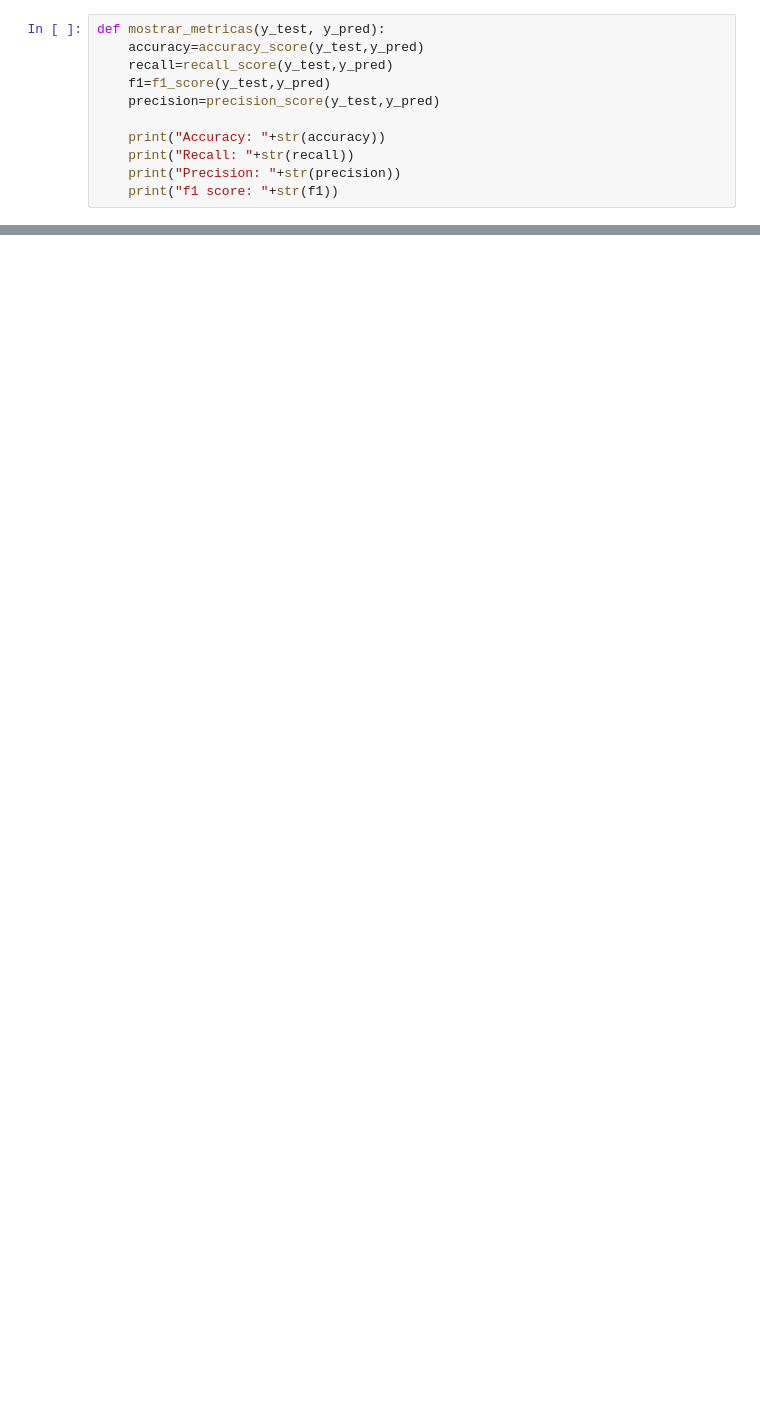
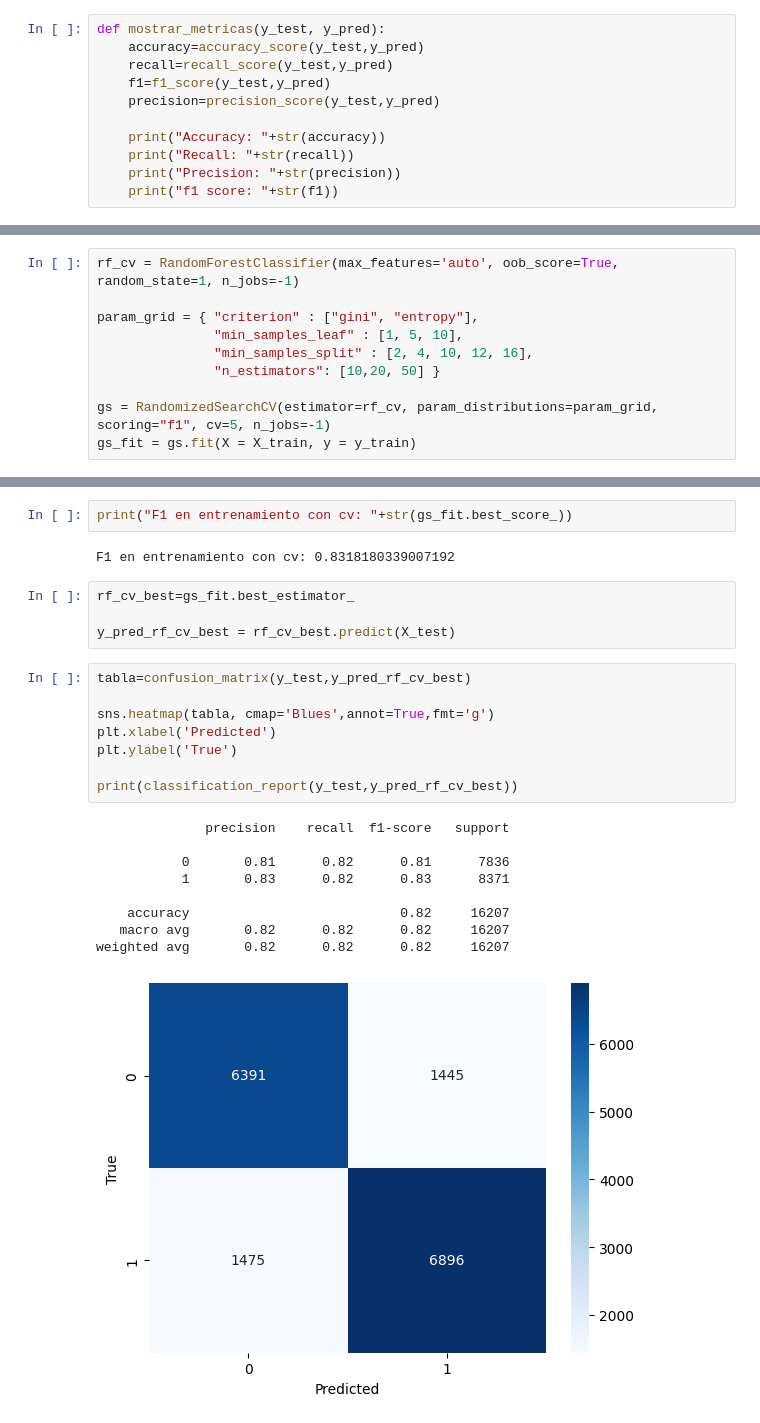
Before and after one commit to lautitorraca/7506R-2C2023-GRUPO24, a Jupyter notebook: TP1/7506R_TP1_GRUPO24_CHP3_ENTREGA.ipynb, the cells around one changed output, grey strips where cells are left out. Saved outputs shown, nothing was run; the diff lists cells and outputs as text; blank space fills up the shorter version.

```diff
--- a/TP1/7506R_TP1_GRUPO24_CHP3_ENTREGA.ipynb
+++ b/TP1/7506R_TP1_GRUPO24_CHP3_ENTREGA.ipynb
@@ -319,0 +375,10 @@ f1 score: 0.8230814294083187
+# %%
+rf_cv = RandomForestClassifier(max_features='auto', oob_score=True, random_state=1, n_jobs=-1)
+
+param_grid = { "criterion" : ["gini", "entropy"],
+               "min_samples_leaf" : [1, 5, 10],
+               "min_samples_split" : [2, 4, 10, 12, 16],
+               "n_estimators": [10,20, 50] }
+
+gs = RandomizedSearchCV(estimator=rf_cv, param_distributions=param_grid, scoring="f1", cv=5, n_jobs=-1)
+gs_fit = gs.fit(X = X_train, y = y_train)
@@ -319,0 +392,26 @@ f1 score: 0.8230814294083187
+# %%
+print("F1 en entrenamiento con cv: "+str(gs_fit.best_score_))
+# %% [output]
+F1 en entrenamiento con cv: 0.8318180339007192
+# %%
+rf_cv_best=gs_fit.best_estimator_
+
+y_pred_rf_cv_best = rf_cv_best.predict(X_test)
+# %%
+tabla=confusion_matrix(y_test,y_pred_rf_cv_best)
+
+sns.heatmap(tabla, cmap='Blues',annot=True,fmt='g')
+plt.xlabel('Predicted')
+plt.ylabel('True')
+
+print(classification_report(y_test,y_pred_rf_cv_best))
+# %% [output]
+              precision    recall  f1-score   support
+
+           0       0.81      0.82      0.81      7836
+           1       0.83      0.82      0.83      8371
+
+    accuracy                           0.82     16207
+   macro avg       0.82      0.82      0.82     16207
+weighted avg       0.82      0.82      0.82     16207
+[figure, added]
```
Also changed, not shown: parts of 91 cells of this notebook.
